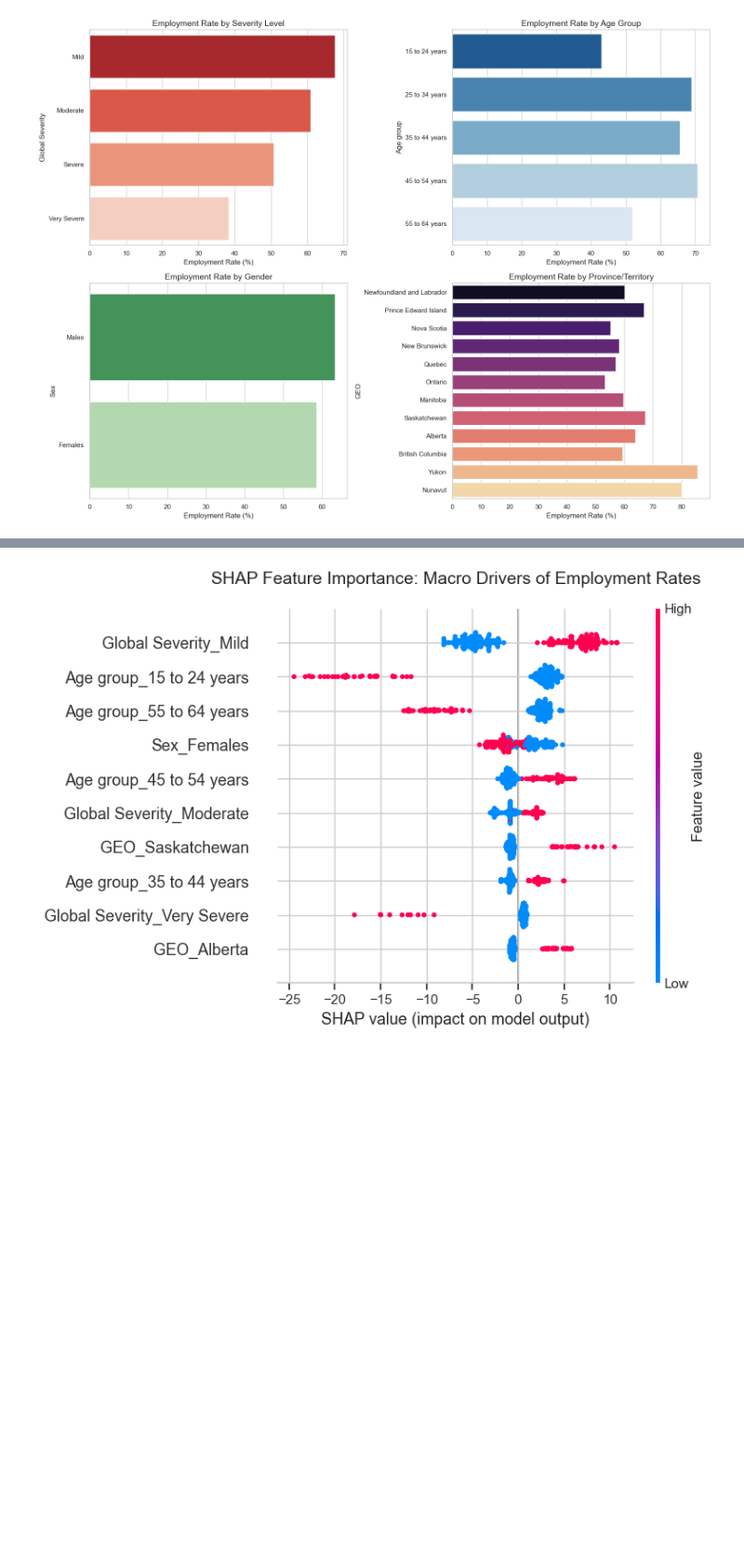
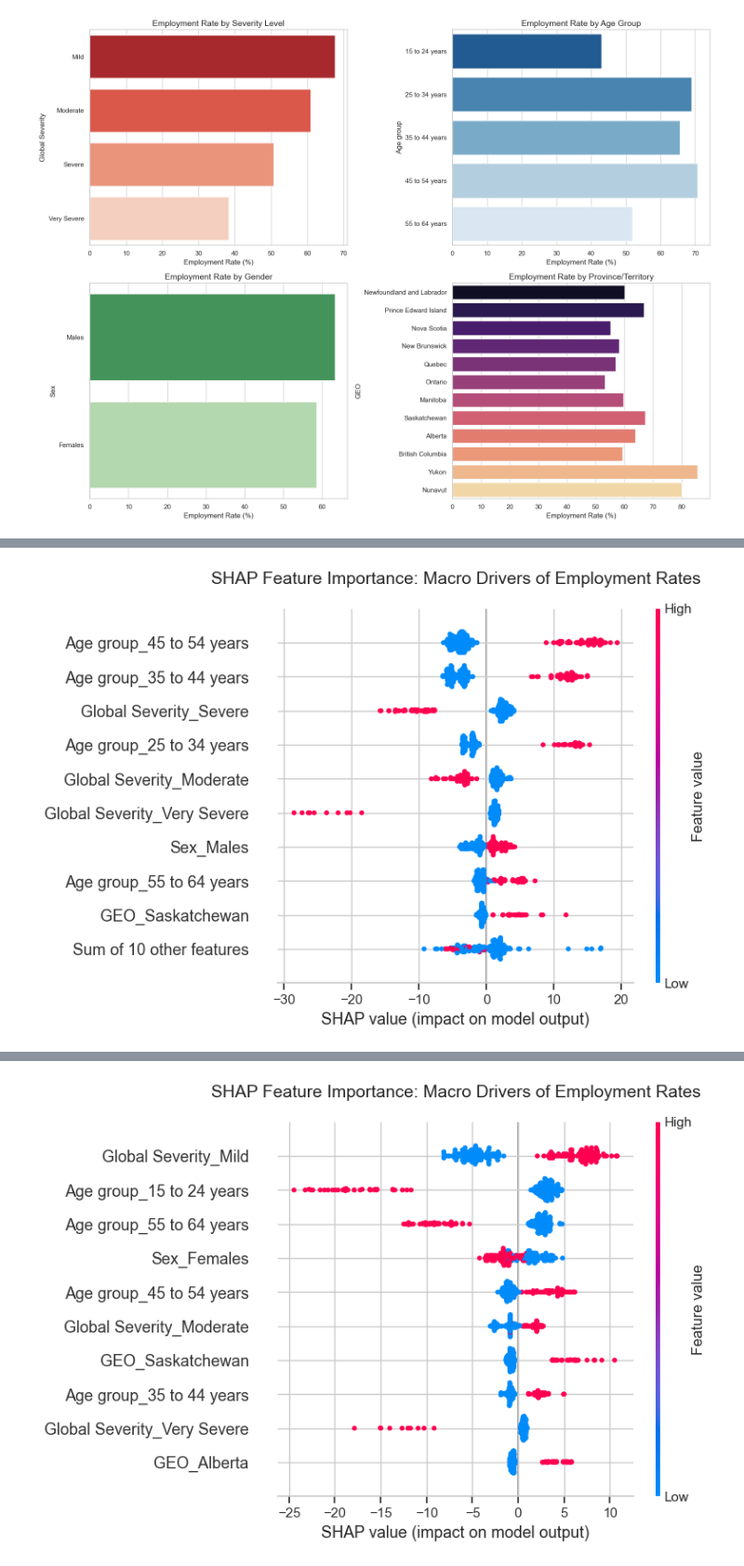
Before and after one commit to diverse-data-hub/diverse-data-hub.github.io, a Jupyter notebook: scripts/labour_force.ipynb, the cells around one changed output, grey strips where cells are left out. Shown at 93% size. Saved outputs shown, nothing was run; the diff lists cells and outputs as text; code cells hidden in the pictures; blank space fills up the shorter version.

Commit message:
exploring muliticolinearity in data

```diff
--- a/scripts/labour_force.ipynb
+++ b/scripts/labour_force.ipynb
@@ -239,0 +241,42 @@ plt.show()
+# %%
+from scipy.cluster import hierarchy
+from scipy.spatial.distance import squareform
+
+# 1. Isolate and One-Hot Encode (Drop first to break perfect collinearity for inference)
+features = ['GEO', 'Sex', 'Age group', 'Global Severity']
+X = pd.get_dummies(clean_labour_force[features], drop_first=True, dtype=int)
+y = clean_labour_force['VALUE']
+
+# 2. Inspect Multicollinearity via Spearman Rank Correlation Clustering
+# This identifies if different categories (like specific age groups and severities) overlap
+corr = X.corr(method='spearman').fillna(0).values
+corr_condensed = squareform(1 - np.abs(corr))
+z = hierarchy.ward(corr_condensed)
+
+# Optional visual check: threshold at 0.5 to see clusters
+# If any features are too close, you can manually drop them before training
+cluster_ids = hierarchy.fcluster(z, 0.5, criterion='distance')
+
+# 3. Train the Macro Model
+macro_model = xgb.XGBRegressor(
+    n_estimators=100,
+    max_depth=3,
+    learning_rate=0.1,
+    random_state=42
+)
+macro_model.fit(X, y)
+
+# 4. Compute Tree SHAP Values
+explainer = shap.TreeExplainer(macro_model)
+# Evaluating on training data is standard practice for inference/explanation
+shap_values = explainer(X)
+
+# 5. Generate and Customize the Summary Plot
+plt.figure(figsize=(10, 8))
+# Pass the exact Explanation object directly to the new SHAP API
+shap.plots.beeswarm(shap_values, max_display=10, show=False)
+plt.title("SHAP Feature Importance: Macro Drivers of Employment Rates", fontsize=14, pad=20)
+plt.tight_layout()
+plt.show()
+# %% [output]
+[figure, added]
```
Also changed, not shown: parts of 6 cells of this notebook.
